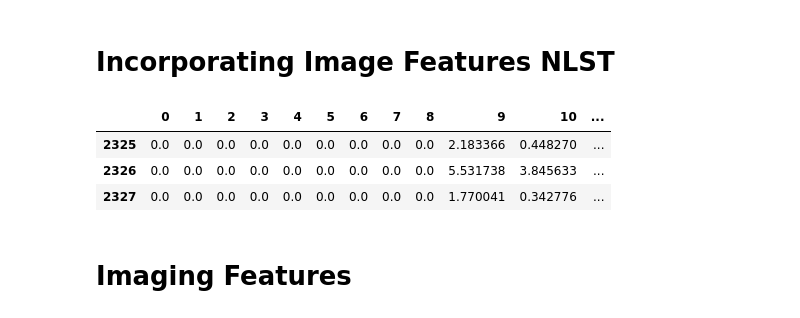
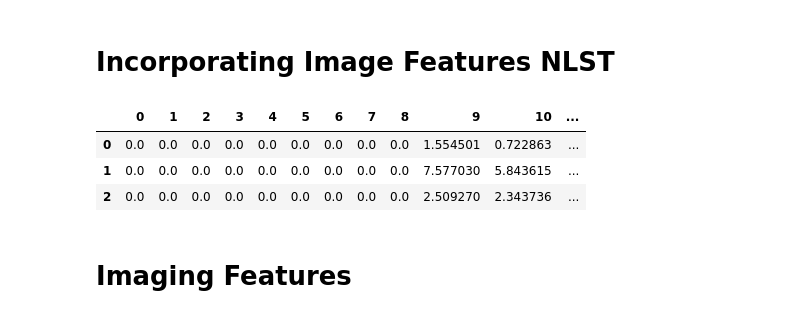
Before and after one commit to leonardgarcia90/Sybil-Project, a Jupyter notebook: sybil_ml_training.ipynb, the cells around one changed output. Saved outputs shown, nothing was run; the diff lists cells and outputs as text; code cells hidden in the pictures.

```diff
--- a/sybil_ml_training.ipynb
+++ b/sybil_ml_training.ipynb
@@ -2717,12 +2717,12 @@ flattened_data_nlst = nlst_sybil_training_df['Feature Vector'].apply(lambda x: x
 flat_feature_vector_nlst_df = pd.DataFrame(flattened_data_nlst.tolist(), index=nlst_sybil_training_df.index)
 ###################################################################################
 # %%
-flat_feature_vector_nlst_df.tail(3)
+flat_feature_vector_nlst_df.head(3)
 # %% [output]
 |  | 0 | 1 | 2 | 3 | 4 | 5 | 6 | 7 | 8 | 9 | 10 | ... |
-| 2325 | 0.0 | 0.0 | 0.0 | 0.0 | 0.0 | 0.0 | 0.0 | 0.0 | 0.0 | 2.183366 | 0.448270 | ... |
-| 2326 | 0.0 | 0.0 | 0.0 | 0.0 | 0.0 | 0.0 | 0.0 | 0.0 | 0.0 | 5.531738 | 3.845633 | ... |
-| 2327 | 0.0 | 0.0 | 0.0 | 0.0 | 0.0 | 0.0 | 0.0 | 0.0 | 0.0 | 1.770041 | 0.342776 | ... |
+| 0 | 0.0 | 0.0 | 0.0 | 0.0 | 0.0 | 0.0 | 0.0 | 0.0 | 0.0 | 1.554501 | 0.722863 | ... |
+| 1 | 0.0 | 0.0 | 0.0 | 0.0 | 0.0 | 0.0 | 0.0 | 0.0 | 0.0 | 7.577030 | 5.843615 | ... |
+| 2 | 0.0 | 0.0 | 0.0 | 0.0 | 0.0 | 0.0 | 0.0 | 0.0 | 0.0 | 2.509270 | 2.343736 | ... |
 # %% [markdown]
 # Imaging Features
 # %% [markdown]
```
Also changed, not shown: parts of 3 cells of this notebook, 1 other file.
